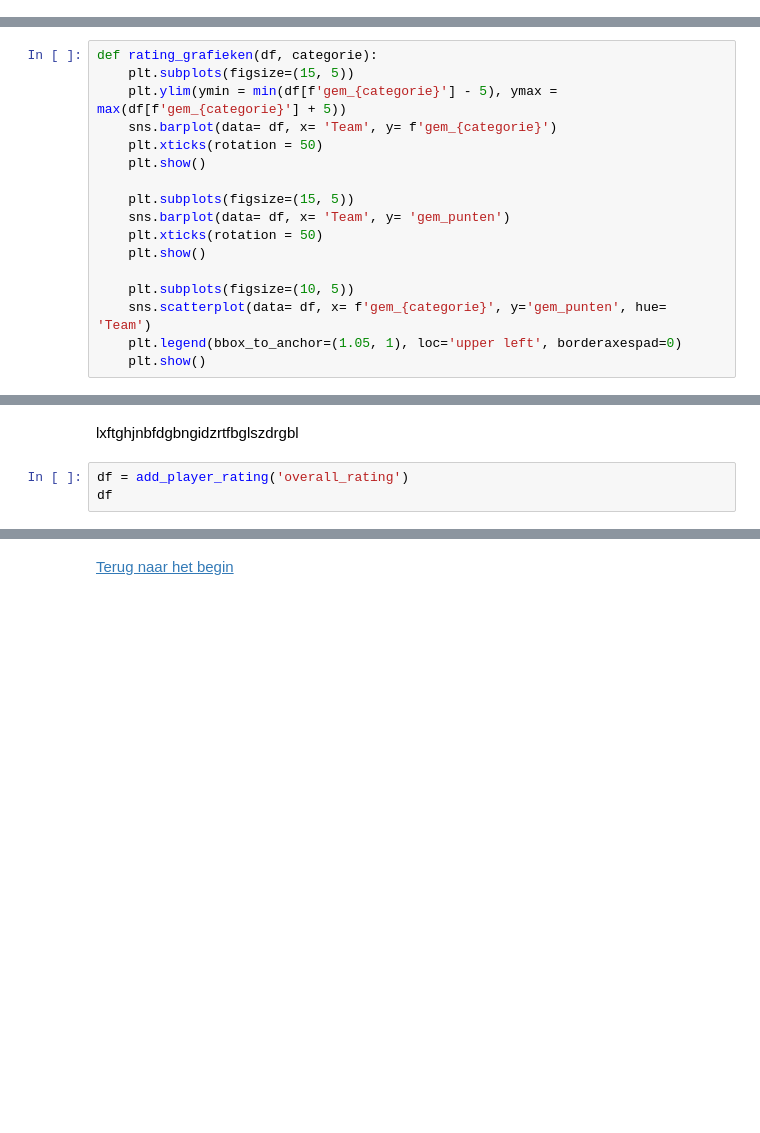
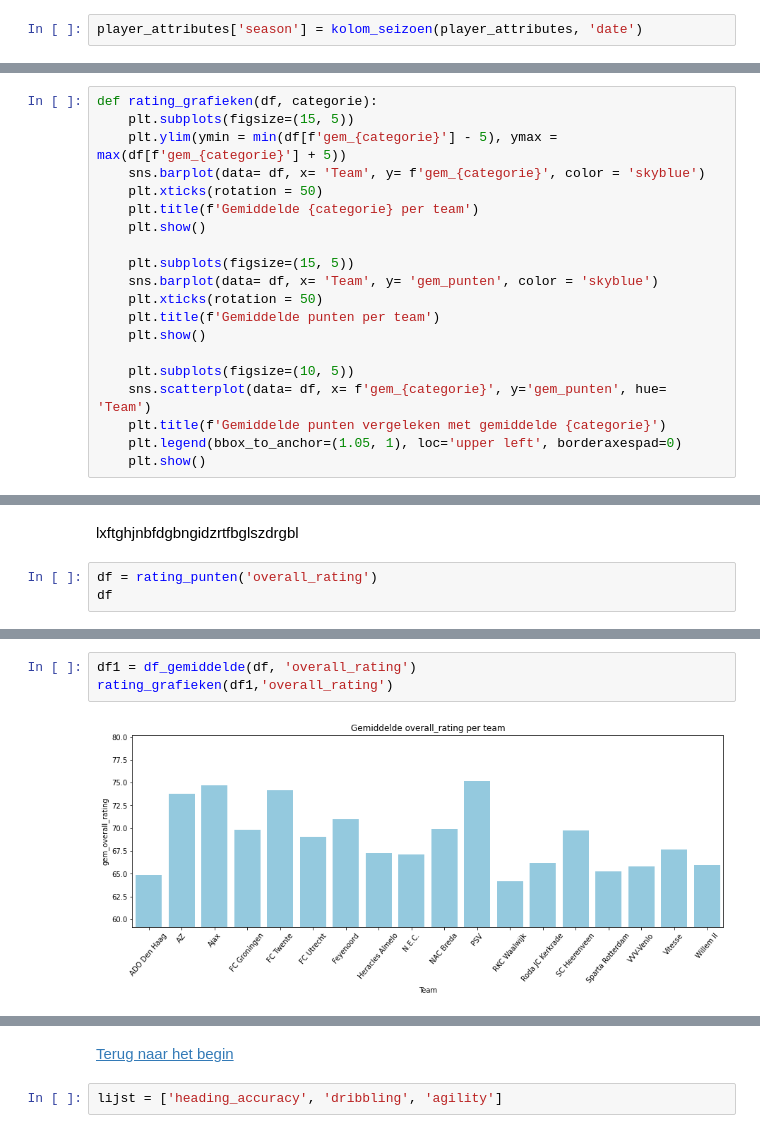
Before and after one commit to BJHeemskerk/DataLab2_2023, a Jupyter notebook: DataLab2_Groep_3B.ipynb, the cells around one changed output, grey strips where cells are left out. Cells and saved outputs as stored; diff of their text form; blank space fills up the shorter version.

```diff
--- a/DataLab2_Groep_3B.ipynb
+++ b/DataLab2_Groep_3B.ipynb
@@ -1044,6 +1055,8 @@ Zo als te zien is uit de verschillende plots, valt er niet op 1 statistiek te dr
 [Terug naar het begin](#begin)
 # %% [markdown]
 # Sprint 4 <a name='spr4'></a>
+# %%
+player_attributes['season'] = kolom_seizoen(player_attributes, 'date')
 # %% [markdown]
 ## Eigen functie: Statistieken per speler <a name='spelerstat'></a>
 # %% [markdown]
@@ -1193,17 +1235,20 @@ def df_gemiddelde(df, categorie, seizoen = '2009/2010', league = 13274):
 def rating_grafieken(df, categorie):
     plt.subplots(figsize=(15, 5))
     plt.ylim(ymin = min(df[f'gem_{categorie}'] - 5), ymax = max(df[f'gem_{categorie}'] + 5))
-    sns.barplot(data= df, x= 'Team', y= f'gem_{categorie}')
+    sns.barplot(data= df, x= 'Team', y= f'gem_{categorie}', color = 'skyblue')
     plt.xticks(rotation = 50)
+    plt.title(f'Gemiddelde {categorie} per team')
     plt.show()
 
     plt.subplots(figsize=(15, 5))
-    sns.barplot(data= df, x= 'Team', y= 'gem_punten')
+    sns.barplot(data= df, x= 'Team', y= 'gem_punten', color = 'skyblue')
     plt.xticks(rotation = 50)
+    plt.title(f'Gemiddelde punten per team')
     plt.show()
 
     plt.subplots(figsize=(10, 5))
     sns.scatterplot(data= df, x= f'gem_{categorie}', y='gem_punten', hue= 'Team')
+    plt.title(f'Gemiddelde punten vergeleken met gemiddelde {categorie}')
     plt.legend(bbox_to_anchor=(1.05, 1), loc='upper left', borderaxespad=0)
     plt.show()
 # %% [markdown]
@@ -1213,5 +1258,5 @@ def rating_grafieken(df, categorie):
 # %% [markdown]
 lxftghjnbfdgbngidzrtfbglszdrgbl
 # %%
-df = add_player_rating('overall_rating')
+df = rating_punten('overall_rating')
 df
@@ -1217,0 +1277,5 @@ df
+# %%
+df1 = df_gemiddelde(df, 'overall_rating')
+rating_grafieken(df1,'overall_rating')
+# %% [output]
+[figure, added]
@@ -1218,2 +1284,4 @@ df
 # %% [markdown]
 [Terug naar het begin](#begin)
+# %%
+lijst = ['heading_accuracy', 'dribbling', 'agility']
```
Also changed, not shown: parts of 8 cells of this notebook.
